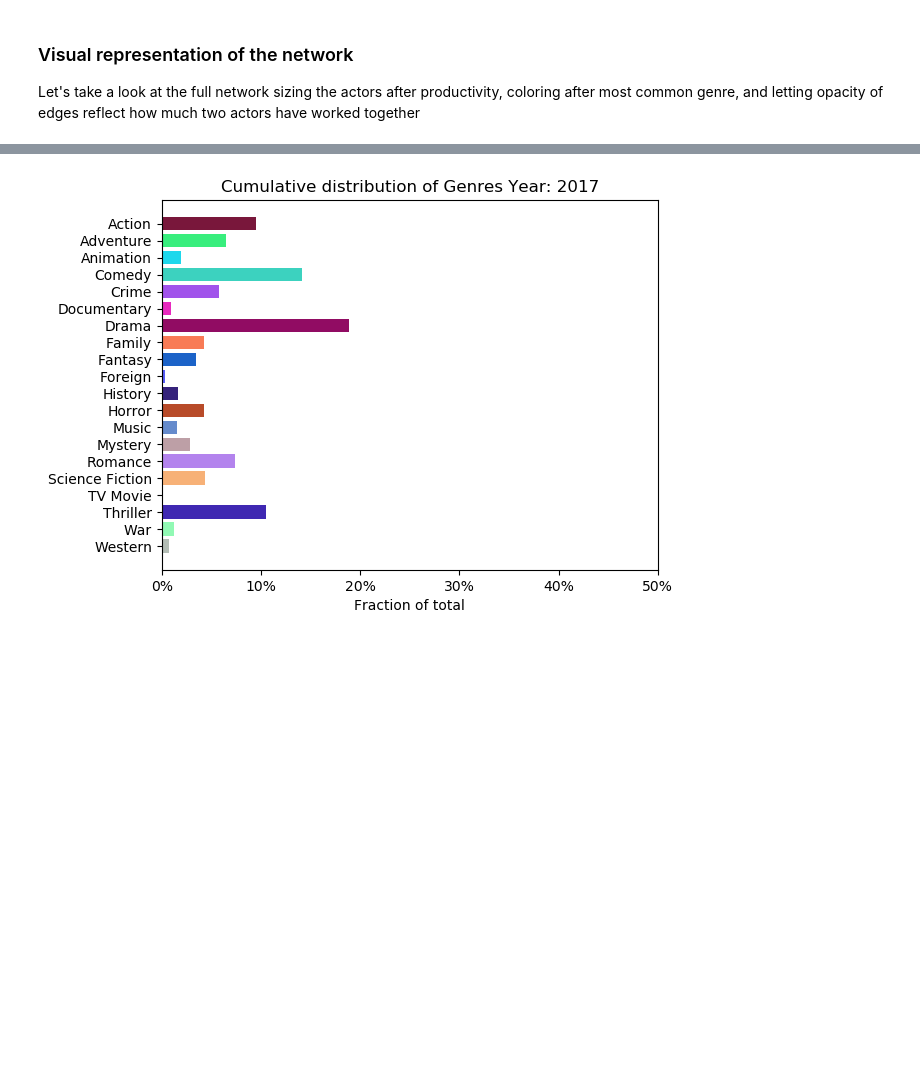
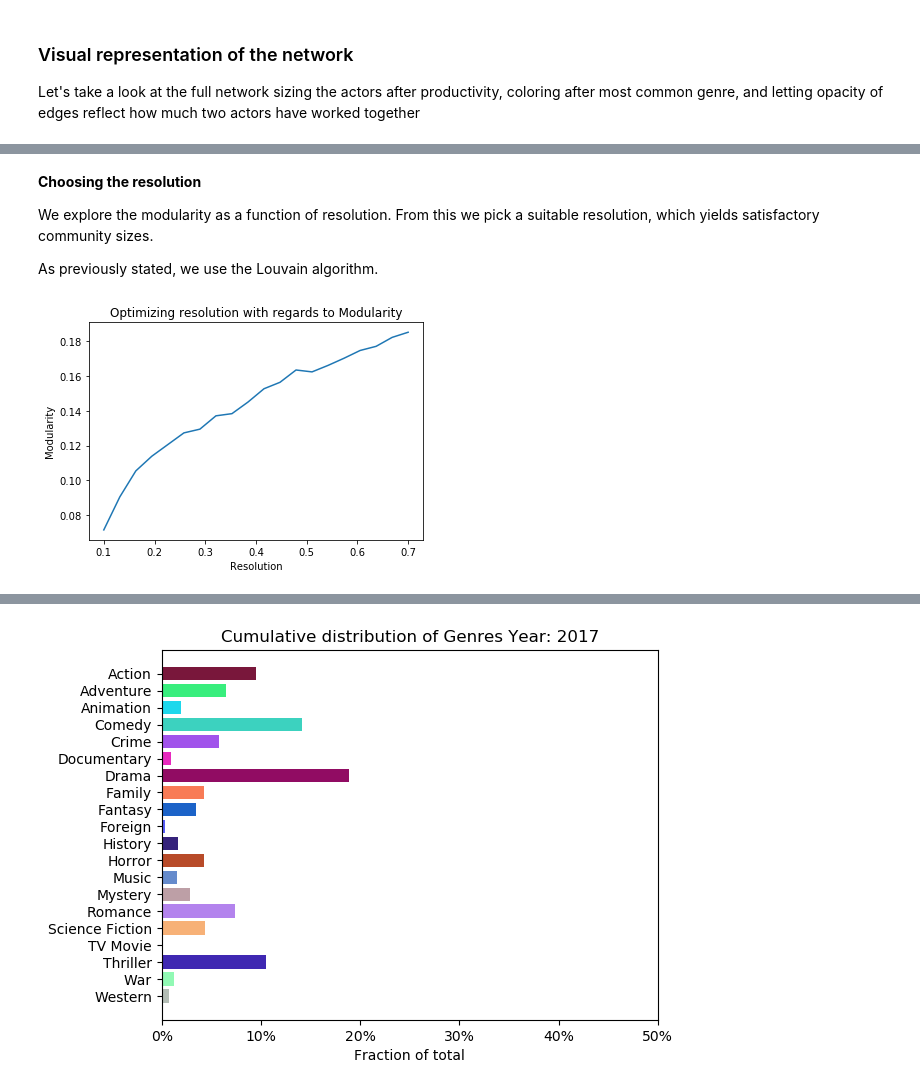
Before and after one commit to GSHDK/Social-Graphs-and-Interactions, a Jupyter notebook: Project assignment B.ipynb, the cells around one changed output, grey strips where cells are left out. Cells and saved outputs as stored; diff of their text form; code cells hidden in the pictures; blank space fills up the shorter version.

```diff
--- a/Project assignment B.ipynb
+++ b/Project assignment B.ipynb
@@ -359,0 +392,46 @@ Now that we have a basic understanding of the network we can start taking a look
+# %%
+def get_modularity(community_dict):
+    comvalues = np.array(list(community_dict.values()))
+    comkeys = np.array(list(community_dict.keys()))
+
+
+    l = []
+
+    for i in np.unique(comvalues):
+        comkey_indices = np.where(comvalues == i)[0]
+        l1 = set()
+        for j in comkey_indices:
+            l1.add(comkeys[j])
+        l.append(l1)
+
+    return nx_comm.modularity(G, l)
+# %% [markdown]
+<b>Choosing the resolution</b>
+
+We explore the modularity as a function of resolution. From this we pick a suitable resolution, which yields satisfactory community sizes.
+
+As previously stated, we use the Louvain algorithm.
+# %%
+def get_best_coms(Graph):
+    best_mod = -2
+    res = np.linspace(10**-1, 0.7, num=20)
+    mod_scores = []
+    best_res = res[0]
+    for i in res:
+        new_mod = get_modularity(community_louvain.best_partition(Graph, resolution=i, random_state = 1244))
+        mod_scores.append(new_mod)
+        if new_mod > best_mod:
+            best_mod = new_mod
+            best_res = i
+
+    return res, mod_scores, community_louvain.best_partition(Graph, resolution=best_res, random_state = 1244)
+# %%
+Res, mod_Scores, com_dict = get_best_coms(G)
+# %%
+plt.plot(Res, mod_Scores)
+plt.xlabel('Resolution')
+plt.ylabel('Modularity')
+plt.title('Optimizing resolution with regards to Modularity')
+plt.show()
+# %% [output]
+[figure, added]
```
Also changed, not shown: parts of 62 cells of this notebook, 1 other file.
